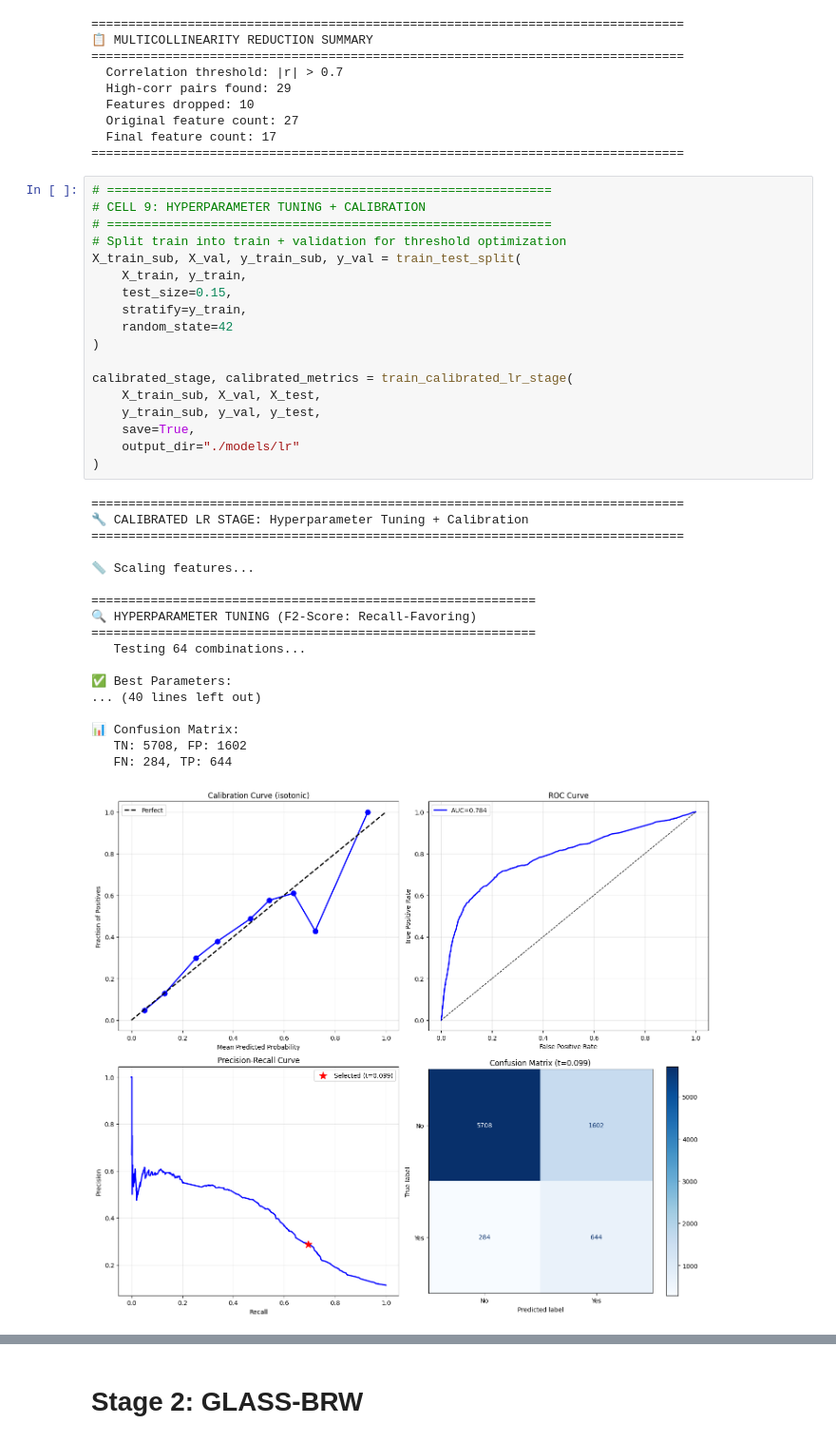
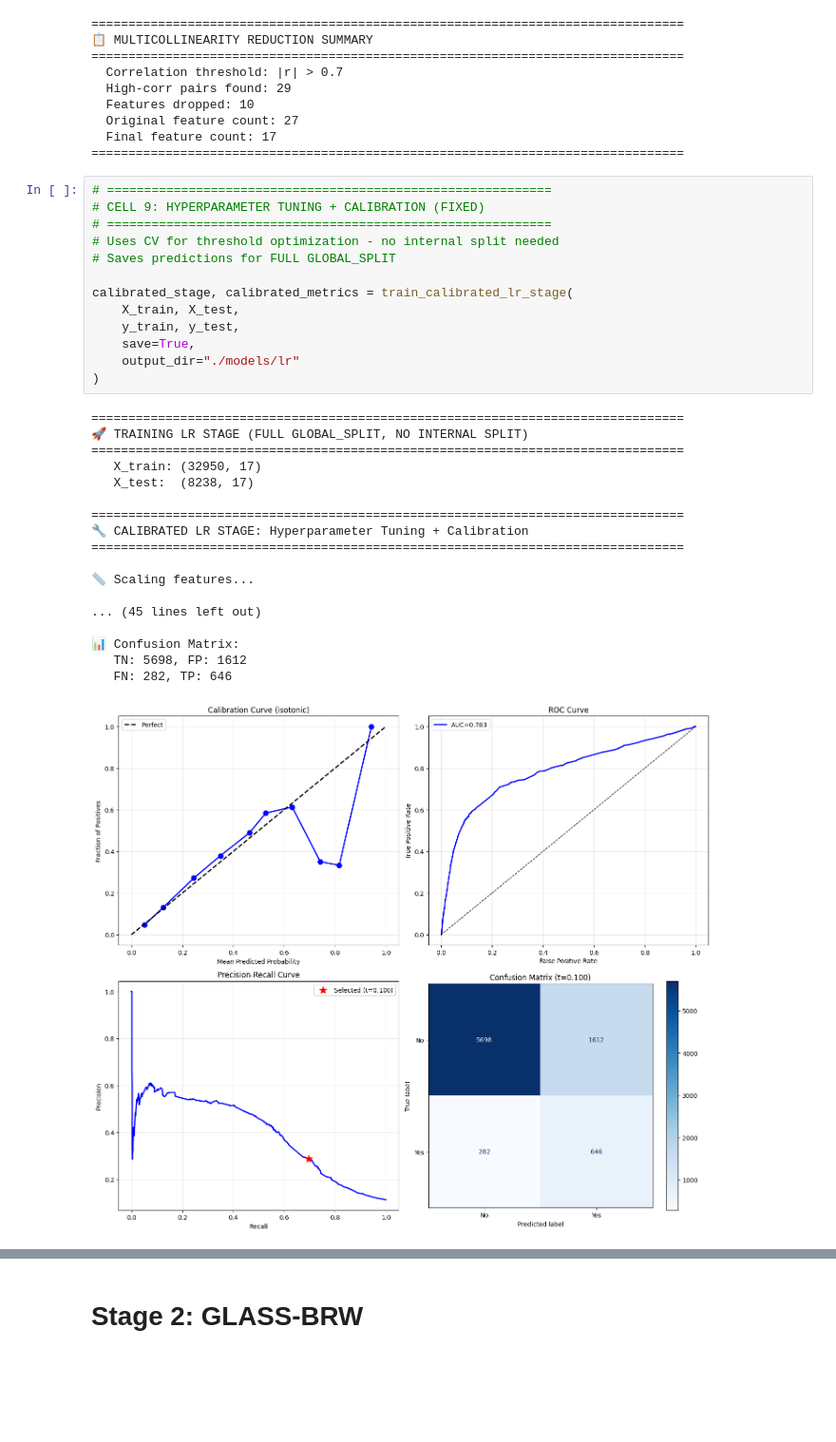
Before and after one commit to HKtrill/ai-business-coach, a Jupyter notebook: prototype/glass_pipeline/glass_cascade .ipynb, the cells around one changed output, grey strips where cells are left out. Shown at 95% size. Drawn from its saved outputs; the diff is of its cells as text; blank space fills up the shorter version.

Commit message:
Checkpoint: Stages 1-4 Refactored and Extraxcted

```diff
--- a/prototype/glass_pipeline/glass_cascade .ipynb
+++ b/prototype/glass_pipeline/glass_cascade .ipynb
@@ -273,40 +279,35 @@ X_train_pruned, X_test_pruned, analyzer = analyze_and_prune_features(
 ================================================================================
 # %%
 # ============================================================
-# CELL 9: HYPERPARAMETER TUNING + CALIBRATION
+# CELL 9: HYPERPARAMETER TUNING + CALIBRATION (FIXED)
 # ============================================================
-# Split train into train + validation for threshold optimization
-X_train_sub, X_val, y_train_sub, y_val = train_test_split(
-    X_train, y_train,
-    test_size=0.15,
-    stratify=y_train,
-    random_state=42
-)
+# Uses CV for threshold optimization - no internal split needed
+# Saves predictions for FULL GLOBAL_SPLIT
 
 calibrated_stage, calibrated_metrics = train_calibrated_lr_stage(
-    X_train_sub, X_val, X_test,
-    y_train_sub, y_val, y_test,
+    X_train, X_test,
+    y_train, y_test,
     save=True,
     output_dir="./models/lr"
 )
 # %% [output]
+================================================================================
+🚀 TRAINING LR STAGE (FULL GLOBAL_SPLIT, NO INTERNAL SPLIT)
+================================================================================
+   X_train: (32950, 17)
+   X_test:  (8238, 17)
+
 ================================================================================
 🔧 CALIBRATED LR STAGE: Hyperparameter Tuning + Calibration
 ================================================================================
 
 📏 Scaling features...
 
-============================================================
-🔍 HYPERPARAMETER TUNING (F2-Score: Recall-Favoring)
-============================================================
-   Testing 64 combinations...
-
-✅ Best Parameters:
-... (40 lines left out)
+... (45 lines left out)
 
 📊 Confusion Matrix:
-   TN: 5708, FP: 1602
-   FN: 284, TP: 644
+   TN: 5698, FP: 1612
+   FN: 282, TP: 646
-[figure, old version]
+[figure, new version]
 📊 Feature Importance (Top 10):
        feature  coefficient  abs_coefficient
```
Also changed, not shown: parts of 27 cells of this notebook, 58 other files.
